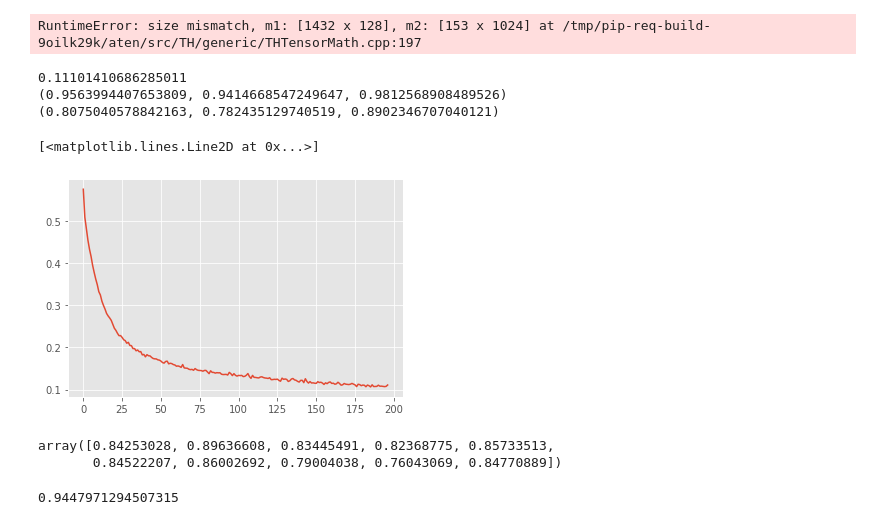
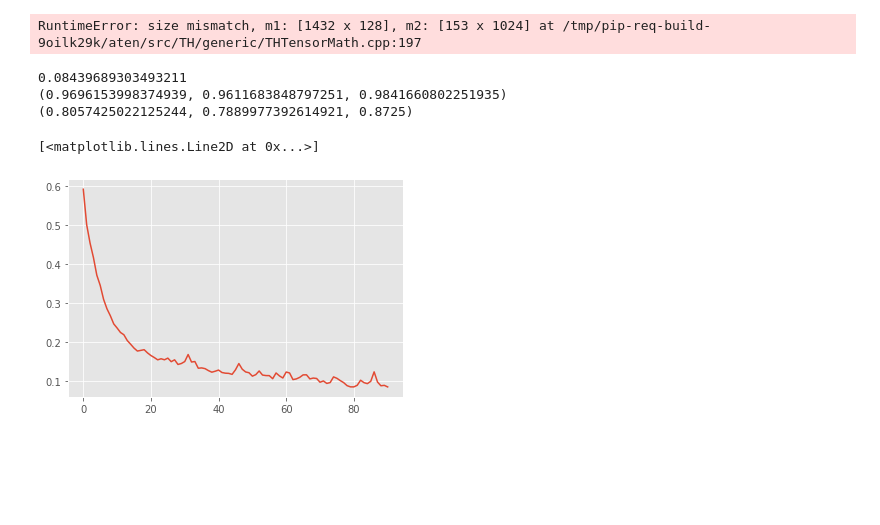
Before and after one commit to binglesley/Project-90106-G28, a Jupyter notebook: Raelene/research_data_nn_BCELoss.ipynb, the cells around one changed output. Saved outputs shown, nothing was run; the diff lists cells and outputs as text; code cells hidden in the pictures; blank space fills up the shorter version.

```diff
--- a/Raelene/research_data_nn_BCELoss.ipynb
+++ b/Raelene/research_data_nn_BCELoss.ipynb
@@ -129,7 +129,7 @@ y = torch.Tensor([i[0] for i in dflist])
 
 # train/dev split
 batch_size = 64
-x_train, x_dev, y_train, y_dev = train_test_split(x, y, test_size=0.33, random_state=42)
+x_train, x_dev, y_train, y_dev = train_test_split(x, y, test_size=0.30, random_state=42)
 train_loader = torch.utils.data.DataLoader(dataset=tuple(zip(x_train,y_train)), batch_size=batch_size, shuffle=True)
 dev_loader = torch.utils.data.DataLoader(dataset=tuple(zip(x_dev,y_dev)), batch_size=batch_size, shuffle=False)
 # %%
@@ -561,27 +561,20 @@ def eval_metrics(outputs,labels):
 # %%
 from sklearn.neural_network import MLPClassifier
 
-clf = MLPClassifier(hidden_layer_sizes=(1024),batch_size=64)
+clf = MLPClassifier(hidden_layer_sizes=(256,256,256,256),batch_size=64)
 clf.fit(x_train, y_train)
 print(clf.loss_)
 train_pred = clf.predict(x_train)
 print(eval_metrics(torch.tensor(train_pred),torch.tensor(y_train)))
 dev_pred = clf.predict(x_dev)
 print(eval_metrics(torch.tensor(dev_pred),torch.tensor(y_dev)))
 plt.plot(clf.loss_curve_)
 # %% [output]
-0.11101410686285011
-(0.9563994407653809, 0.9414668547249647, 0.9812568908489526)
-(0.8075040578842163, 0.782435129740519, 0.8902346707040121)
+0.08439689303493211
+(0.9696153998374939, 0.9611683848797251, 0.9841660802251935)
+(0.8057425022125244, 0.7889977392614921, 0.8725)
 [<matplotlib.lines.Line2D at 0x...>]
-[figure, old version]
+[figure, new version]
 # %%
-from sklearn.model_selection import cross_val_score
-cross_val_score(estimator=clf, X=x, y=y, cv=10,scoring="accuracy")
+from sklearn.model_selection import cross_validate
+cv_score = cross_validate(estimator=clf, X=x, y=y, cv=10,scoring=["accuracy","precision","recall"])
-# %% [output]
-array([0.84253028, 0.89636608, 0.83445491, 0.82368775, 0.85733513,
-       0.84522207, 0.86002692, 0.79004038, 0.76043069, 0.84770889])
-# %%
-clf.score(x_train, y_train)
-# %% [output]
-0.9447971294507315
```
Also changed, not shown: parts of 4 cells of this notebook, 2 other files.
